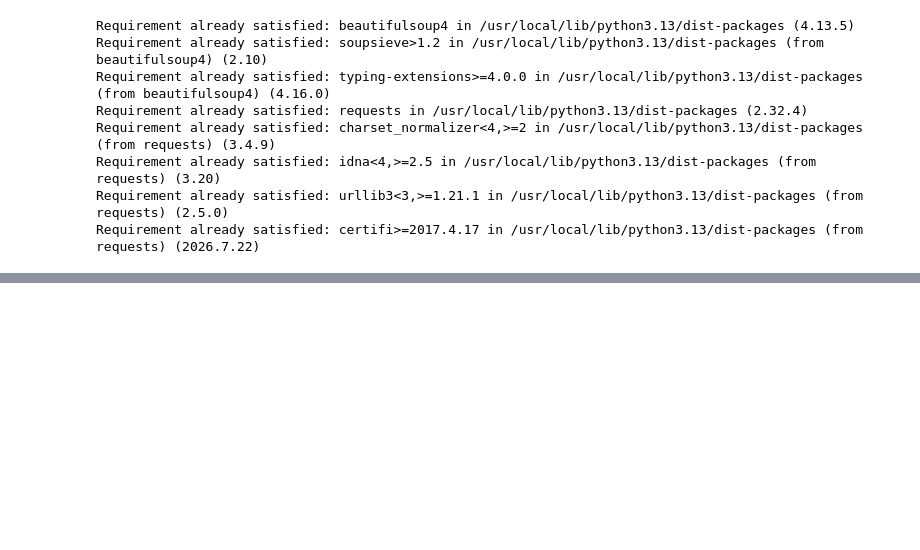
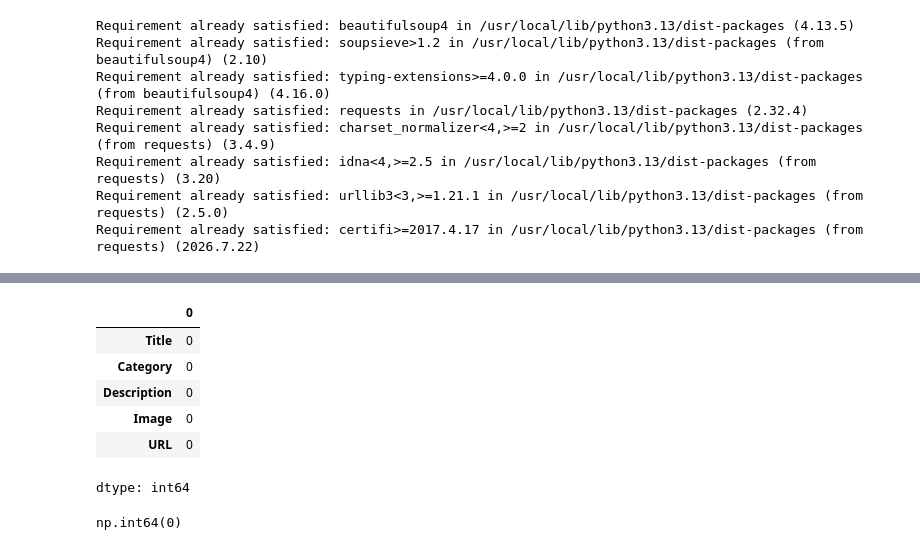
Before and after one commit to matildadaniela/Book-scraping-project, a Jupyter notebook: Book_Scraping_Project.ipynb, the cells around one changed output, grey strips where cells are left out. Drawn from its saved outputs; the diff is of its cells as text; code cells hidden in the pictures; blank space fills up the shorter version.

```diff
--- a/Book_Scraping_Project.ipynb
+++ b/Book_Scraping_Project.ipynb
@@ -118,0 +129,16 @@ print(class_content)
+# %%
+#Checking for missing values
+df_all.isnull().sum()
+# %% [output]
+|  | 0 |
+| Title | 0 |
+| Category | 0 |
+| Description | 0 |
+| Image | 0 |
+| URL | 0 |
+dtype: int64
+# %%
+#Checking for duplicates
+df_all.duplicated().sum()
+# %% [output]
+np.int64(0)
```
Also changed, not shown: parts of 14 cells of this notebook.
